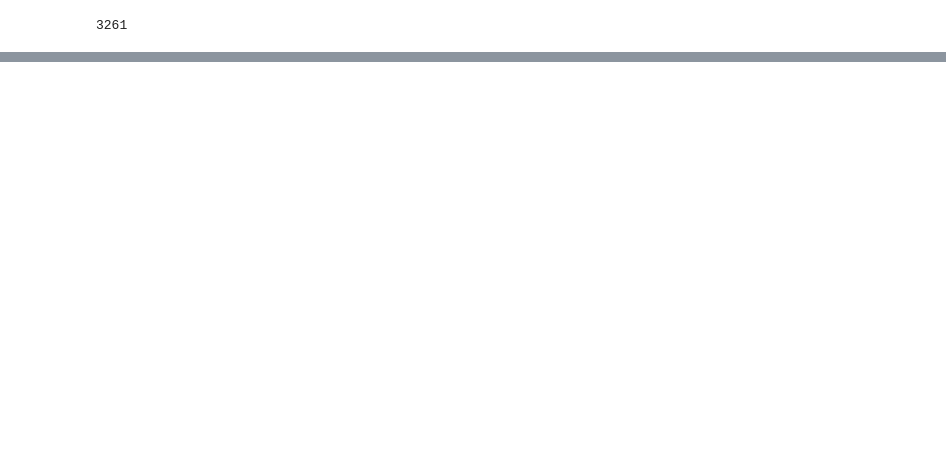
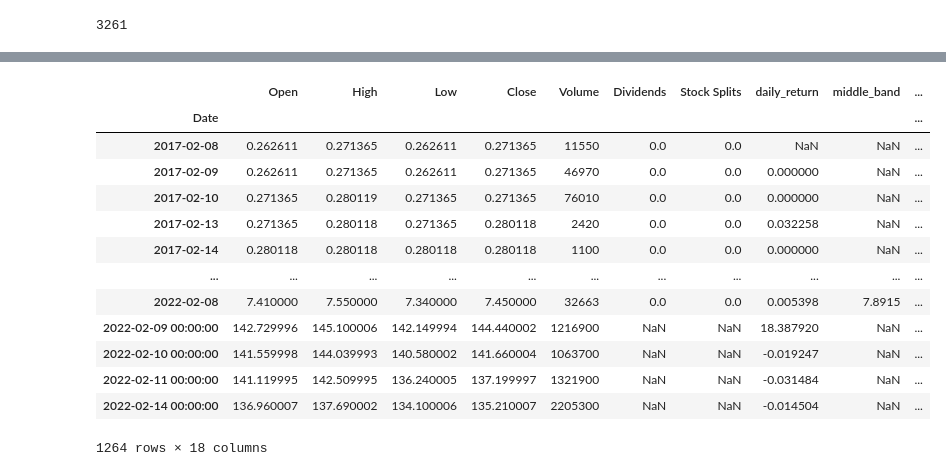
Before and after one commit to charliecoleman97/investing, a Jupyter notebook: daily_data_grabber.ipynb, the cells around one changed output, grey strips where cells are left out. Drawn from its saved outputs; the diff is of its cells as text; code cells hidden in the pictures; blank space fills up the shorter version.

```diff
--- a/daily_data_grabber.ipynb
+++ b/daily_data_grabber.ipynb
@@ -52,0 +93,21 @@ new
+# %%
+import columns_modules as cm
+
+df = cm.add_daily_return_to_df(final_df)
+
+df
+# %% [output]
+|  | Open | High | Low | Close | Volume | Dividends | Stock Splits | daily_return | middle_band | ... |
+| Date |  |  |  |  |  |  |  |  |  | ... |
+| 2017-02-08 | 0.262611 | 0.271365 | 0.262611 | 0.271365 | 11550 | 0.0 | 0.0 | NaN | NaN | ... |
+| 2017-02-09 | 0.262611 | 0.271365 | 0.262611 | 0.271365 | 46970 | 0.0 | 0.0 | 0.000000 | NaN | ... |
+| 2017-02-10 | 0.271365 | 0.280119 | 0.271365 | 0.271365 | 76010 | 0.0 | 0.0 | 0.000000 | NaN | ... |
+| 2017-02-13 | 0.271365 | 0.280118 | 0.271365 | 0.280118 | 2420 | 0.0 | 0.0 | 0.032258 | NaN | ... |
+| 2017-02-14 | 0.280118 | 0.280118 | 0.280118 | 0.280118 | 1100 | 0.0 | 0.0 | 0.000000 | NaN | ... |
+| ... | ... | ... | ... | ... | ... | ... | ... | ... | ... | ... |
+| 2022-02-08 | 7.410000 | 7.550000 | 7.340000 | 7.450000 | 32663 | 0.0 | 0.0 | 0.005398 | 7.8915 | ... |
+| 2022-02-09 00:00:00 | 142.729996 | 145.100006 | 142.149994 | 144.440002 | 1216900 | NaN | NaN | 18.387920 | NaN | ... |
+| 2022-02-10 00:00:00 | 141.559998 | 144.039993 | 140.580002 | 141.660004 | 1063700 | NaN | NaN | -0.019247 | NaN | ... |
+| 2022-02-11 00:00:00 | 141.119995 | 142.509995 | 136.240005 | 137.199997 | 1321900 | NaN | NaN | -0.031484 | NaN | ... |
+| 2022-02-14 00:00:00 | 136.960007 | 137.690002 | 134.100006 | 135.210007 | 2205300 | NaN | NaN | -0.014504 | NaN | ... |
+1264 rows × 18 columns
```
Also changed, not shown: parts of 11 cells of this notebook, 1 other file.
